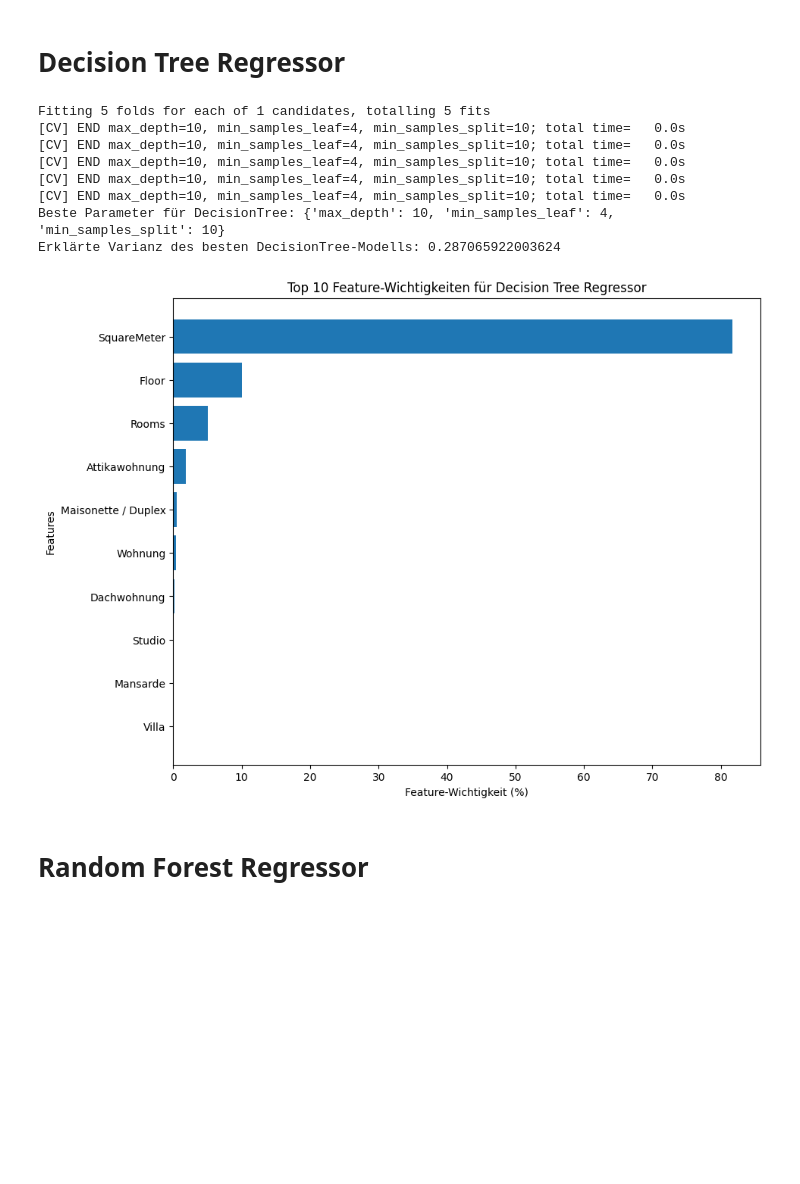
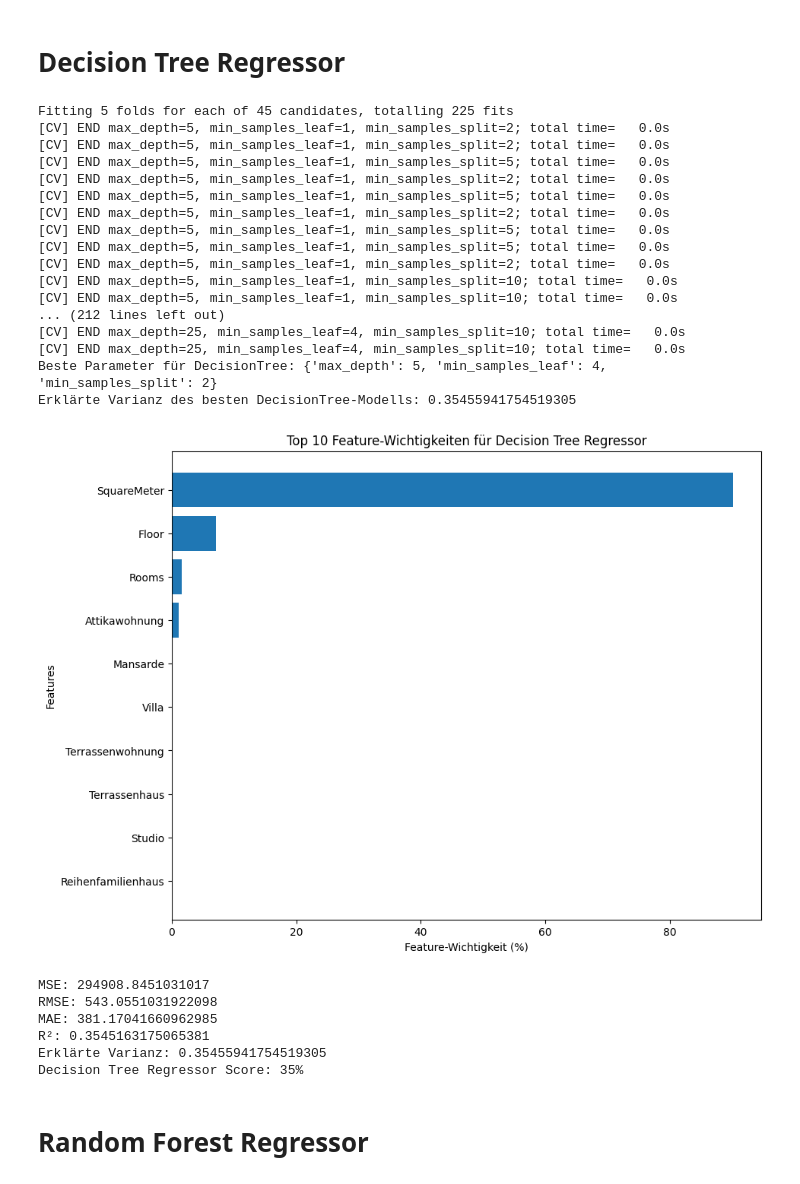
Before and after one commit to ElrasDeVayne/Immo-Projekt-DataScience, a Jupyter notebook: _RentalPriceModelling_exclAddFeatures.ipynb, the cells around one changed output. Drawn from its saved outputs; the diff is of its cells as text; code cells hidden in the pictures; blank space fills up the shorter version.

```diff
--- a/_RentalPriceModelling_exclAddFeatures.ipynb
+++ b/_RentalPriceModelling_exclAddFeatures.ipynb
@@ -184,18 +187,18 @@ top_features = coef_df.reindex(coef_df.Coefficient.abs().sort_values(ascending=F
 # %% [markdown]
 <h1>Decision Tree Regressor</h1>
 # %%
+from sklearn.tree import DecisionTreeRegressor
 from sklearn.model_selection import GridSearchCV
-from sklearn.tree import DecisionTreeRegressor
-from sklearn.metrics import explained_variance_score, mean_squared_error, mean_absolute_error, r2_score, make_scorer
-import matplotlib.pyplot as plt
+from sklearn.metrics import make_scorer, explained_variance_score, mean_squared_error, mean_absolute_error, r2_score
 import pandas as pd
 import numpy as np
+import matplotlib.pyplot as plt
 
 # Definiere die zu optimierenden Hyperparameter
 dt_param_grid = {
-    'max_depth': [10],
-    'min_samples_split': [10],
-    'min_samples_leaf': [4]
+    'max_depth': list(range(5, 30, 5)),
+    'min_samples_split': [2, 5, 10],
+    'min_samples_leaf': [1, 2, 4]
 }
 
 # Erstelle das Decision Tree Regressor-Objekt
@@ -219,45 +222,65 @@ print(f"Erklärte Varianz des besten DecisionTree-Modells: {dt_best_score}")
 dt_importances = dt_best_model.feature_importances_
 
 # Erstelle ein DataFrame für die Feature-Wichtigkeiten
 feature_importance_df = pd.DataFrame({
     'Feature': feature_names,
     'Importance': dt_importances
 })
 
-
-
-# Sortiere die Features nach Wichtigkeit und wähle die Top 10 aus, ohne "All Cantons"
+# Sortiere die Features nach Wichtigkeit und wähle die Top 10 aus
 top_features = feature_importance_df.sort_values(by='Importance', ascending=False).head(10)
 
 # Konvertiere Wichtigkeiten in Prozentsätze
 top_features['Importance'] = top_features['Importance'] * 100
 
 # Plot der Feature-Wichtigkeiten
 plt.figure(figsize=(10, 8))
 plt.barh(top_features['Feature'], top_features['Importance'])
 plt.xlabel("Feature-Wichtigkeit (%)")
 plt.ylabel("Features")
 plt.title("Top 10 Feature-Wichtigkeiten für Decision Tree Regressor")
 plt.gca().invert_yaxis()  # Zeige das wichtigste Feature oben an
 plt.show()
 
 # Berechne und drucke MSE, RMSE, MAE und R² für das Decision Tree-Modell
 mse_best_dt = mean_squared_error(y_test, dt_best_pred)
 rmse_best_dt = np.sqrt(mse_best_dt)
 mae_best_dt = mean_absolute_error(y_test, dt_best_pred)
 r2_best_dt = r2_score(y_test, dt_best_pred)
 expl_dt = explained_variance_score(y_test, dt_best_pred)
 dtr_score = round(dt_best_model.score(X_test, y_test) * 100)
+
+print(f"MSE: {mse_best_dt}")
+print(f"RMSE: {rmse_best_dt}")
+print(f"MAE: {mae_best_dt}")
+print(f"R²: {r2_best_dt}")
+print(f"Erklärte Varianz: {expl_dt}")
+print(f"Decision Tree Regressor Score: {dtr_score}%")
 # %% [output]
-Fitting 5 folds for each of 1 candidates, totalling 5 fits
-[CV] END max_depth=10, min_samples_leaf=4, min_samples_split=10; total time=   0.0s
-[CV] END max_depth=10, min_samples_leaf=4, min_samples_split=10; total time=   0.0s
-[CV] END max_depth=10, min_samples_leaf=4, min_samples_split=10; total time=   0.0s
-[CV] END max_depth=10, min_samples_leaf=4, min_samples_split=10; total time=   0.0s
-[CV] END max_depth=10, min_samples_leaf=4, min_samples_split=10; total time=   0.0s
-Beste Parameter für DecisionTree: {'max_depth': 10, 'min_samples_leaf': 4, 'min_samples_split': 10}
-Erklärte Varianz des besten DecisionTree-Modells: 0.287065922003624
+Fitting 5 folds for each of 45 candidates, totalling 225 fits
+[CV] END max_depth=5, min_samples_leaf=1, min_samples_split=2; total time=   0.0s
+[CV] END max_depth=5, min_samples_leaf=1, min_samples_split=2; total time=   0.0s
+[CV] END max_depth=5, min_samples_leaf=1, min_samples_split=5; total time=   0.0s
+[CV] END max_depth=5, min_samples_leaf=1, min_samples_split=2; total time=   0.0s
+[CV] END max_depth=5, min_samples_leaf=1, min_samples_split=5; total time=   0.0s
+[CV] END max_depth=5, min_samples_leaf=1, min_samples_split=2; total time=   0.0s
+[CV] END max_depth=5, min_samples_leaf=1, min_samples_split=5; total time=   0.0s
+[CV] END max_depth=5, min_samples_leaf=1, min_samples_split=5; total time=   0.0s
+[CV] END max_depth=5, min_samples_leaf=1, min_samples_split=2; total time=   0.0s
+[CV] END max_depth=5, min_samples_leaf=1, min_samples_split=10; total time=   0.0s
+[CV] END max_depth=5, min_samples_leaf=1, min_samples_split=10; total time=   0.0s
+... (212 lines left out)
+[CV] END max_depth=25, min_samples_leaf=4, min_samples_split=10; total time=   0.0s
+[CV] END max_depth=25, min_samples_leaf=4, min_samples_split=10; total time=   0.0s
+Beste Parameter für DecisionTree: {'max_depth': 5, 'min_samples_leaf': 4, 'min_samples_split': 2}
+Erklärte Varianz des besten DecisionTree-Modells: 0.35455941754519305
-[figure, old version]
+[figure, new version]
+MSE: 294908.8451031017
+RMSE: 543.0551031922098
+MAE: 381.17041660962985
+R²: 0.3545163175065381
+Erklärte Varianz: 0.35455941754519305
+Decision Tree Regressor Score: 35%
 # %% [markdown]
 <h1>Random Forest Regressor</h1>
 # %%
```
Also changed, not shown: parts of 14 cells of this notebook.
